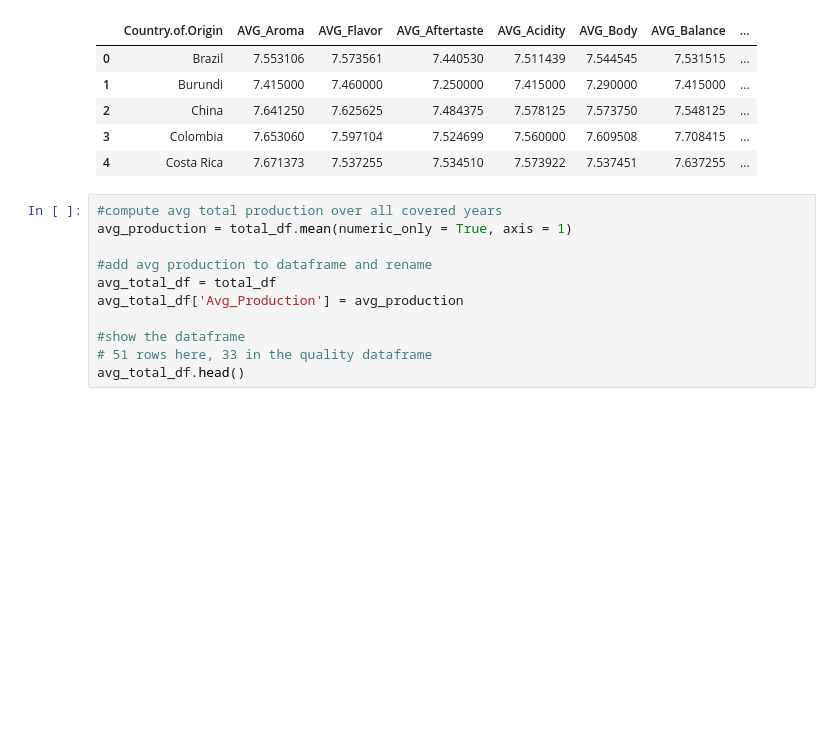
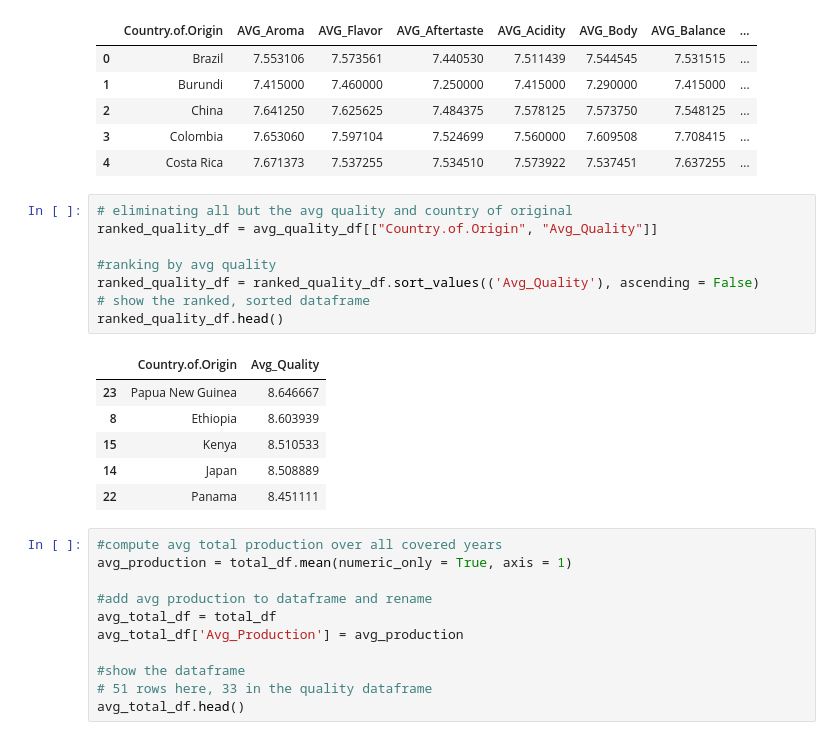
Before and after one commit to colinroberts-data-analytics-portfolio/project1, a Jupyter notebook: Weathercoffee.ipynb, the cells around one changed output. Saved outputs shown, nothing was run; the diff lists cells and outputs as text; blank space fills up the shorter version.

```diff
--- a/Weathercoffee.ipynb
+++ b/Weathercoffee.ipynb
@@ -67,6 +67,21 @@ avg_quality_df.head()
 | 2 | China | 7.641250 | 7.625625 | 7.484375 | 7.578125 | 7.573750 | 7.548125 | ... |
 | 3 | Colombia | 7.653060 | 7.597104 | 7.524699 | 7.560000 | 7.609508 | 7.708415 | ... |
 | 4 | Costa Rica | 7.671373 | 7.537255 | 7.534510 | 7.573922 | 7.537451 | 7.637255 | ... |
+# %%
+# eliminating all but the avg quality and country of original
+ranked_quality_df = avg_quality_df[["Country.of.Origin", "Avg_Quality"]]
+
+#ranking by avg quality
+ranked_quality_df = ranked_quality_df.sort_values(('Avg_Quality'), ascending = False)
+# show the ranked, sorted dataframe
+ranked_quality_df.head()
+# %% [output]
+|  | Country.of.Origin | Avg_Quality |
+| 23 | Papua New Guinea | 8.646667 |
+| 8 | Ethiopia | 8.603939 |
+| 15 | Kenya | 8.510533 |
+| 14 | Japan | 8.508889 |
+| 22 | Panama | 8.451111 |
 # %%
 #compute avg total production over all covered years
 avg_production = total_df.mean(numeric_only = True, axis = 1)
```
Also changed, not shown: parts of 1 cell of this notebook.
